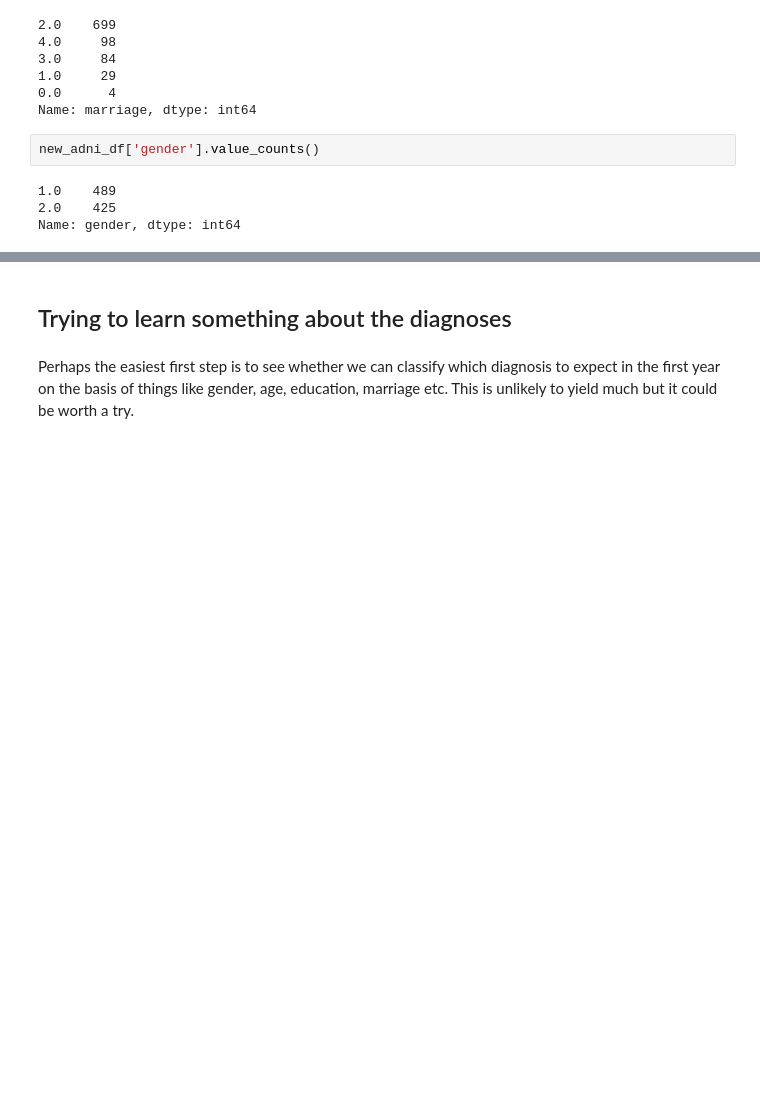
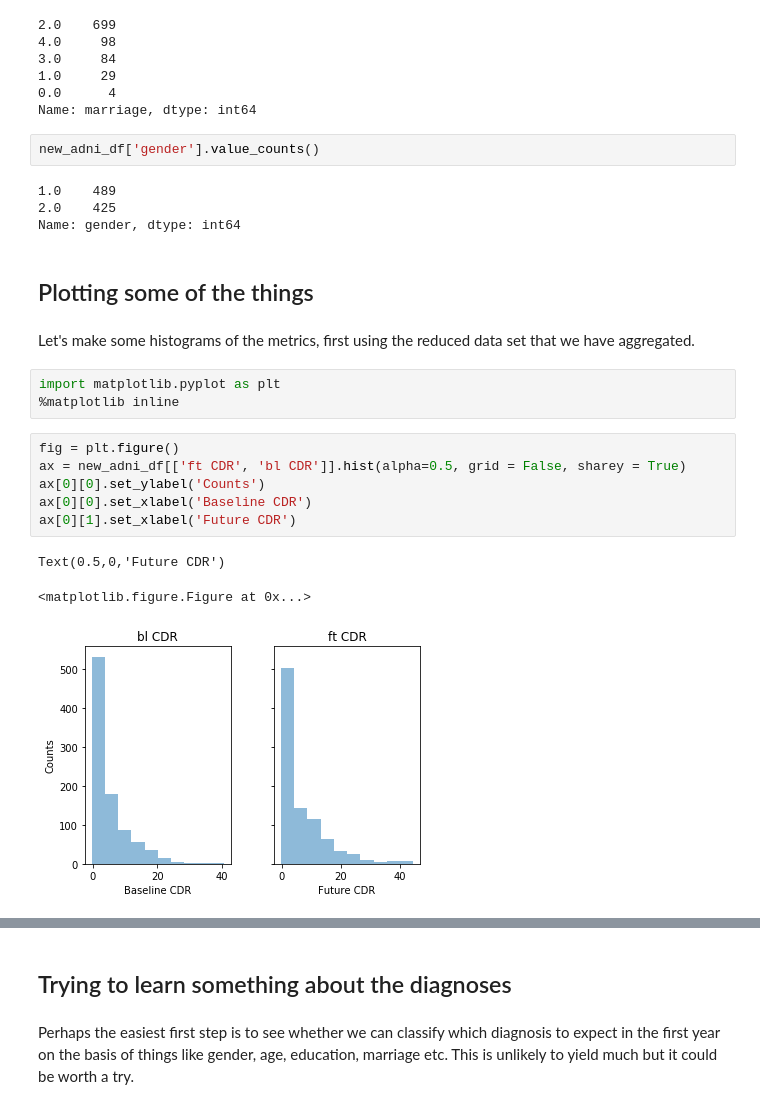
Before and after one commit to megstanley/ADNI, a Jupyter notebook: src/ADNI-dataset.ipynb, the cells around one changed output, grey strips where cells are left out. Saved outputs shown, nothing was run; the diff lists cells and outputs as text; blank space fills up the shorter version.

Commit message:
add some plots

```diff
--- a/src/ADNI-dataset.ipynb
+++ b/src/ADNI-dataset.ipynb
@@ -325,3 +330,20 @@ new_adni_df['gender'].value_counts()
 1.0    489
 2.0    425
 Name: gender, dtype: int64
+# %% [markdown]
+## Plotting some of the things
+# %% [markdown]
+Let's make some histograms of the metrics, first using the reduced data set that we have aggregated.
+# %%
+import matplotlib.pyplot as plt
+%matplotlib inline
+# %%
+fig = plt.figure()
+ax = new_adni_df[['ft CDR', 'bl CDR']].hist(alpha=0.5, grid = False, sharey = True)
+ax[0][0].set_ylabel('Counts')
+ax[0][0].set_xlabel('Baseline CDR')
+ax[0][1].set_xlabel('Future CDR')
+# %% [output]
+Text(0.5,0,'Future CDR')
+<matplotlib.figure.Figure at 0x...>
+[figure, added]
```
Also changed, not shown: parts of 3 cells of this notebook.
